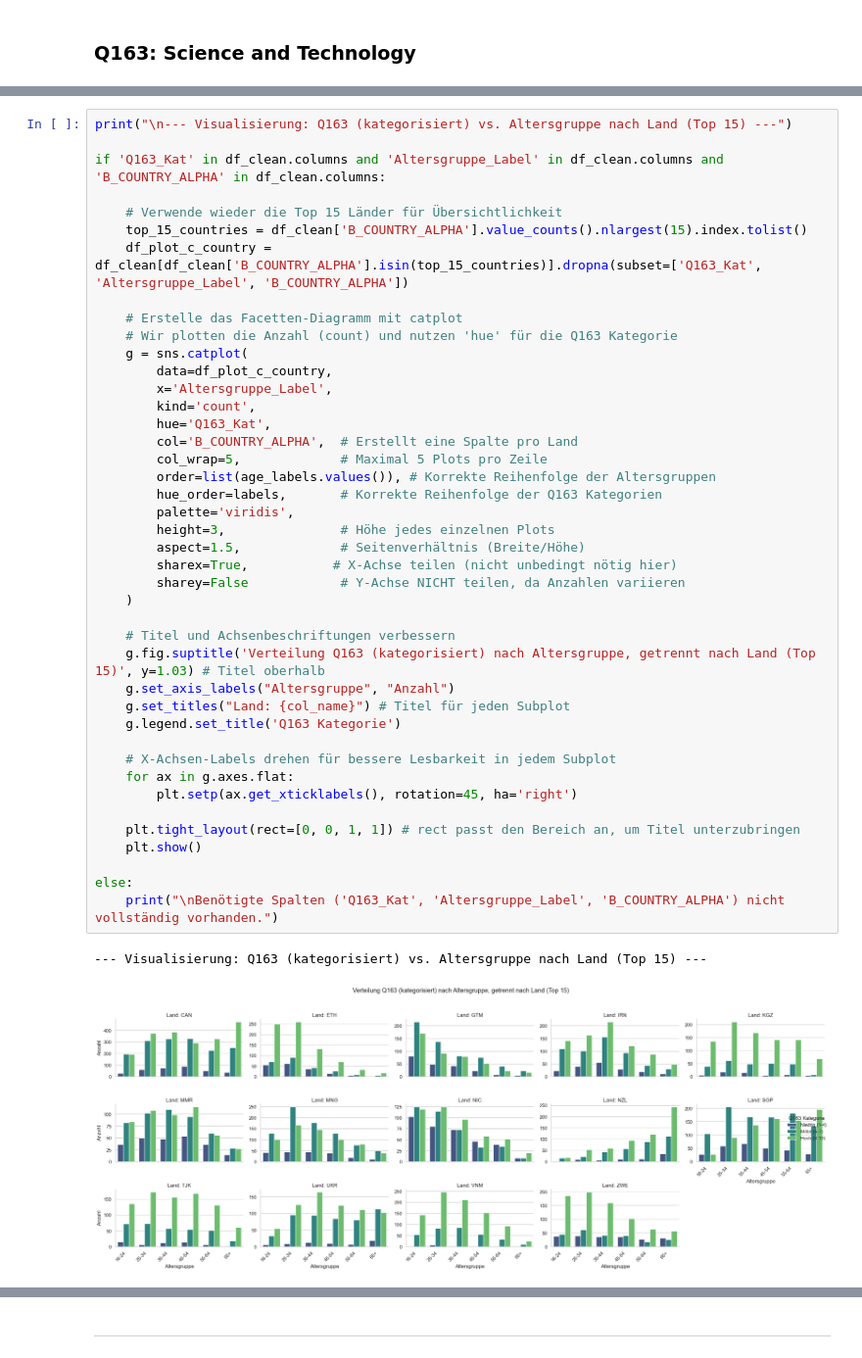
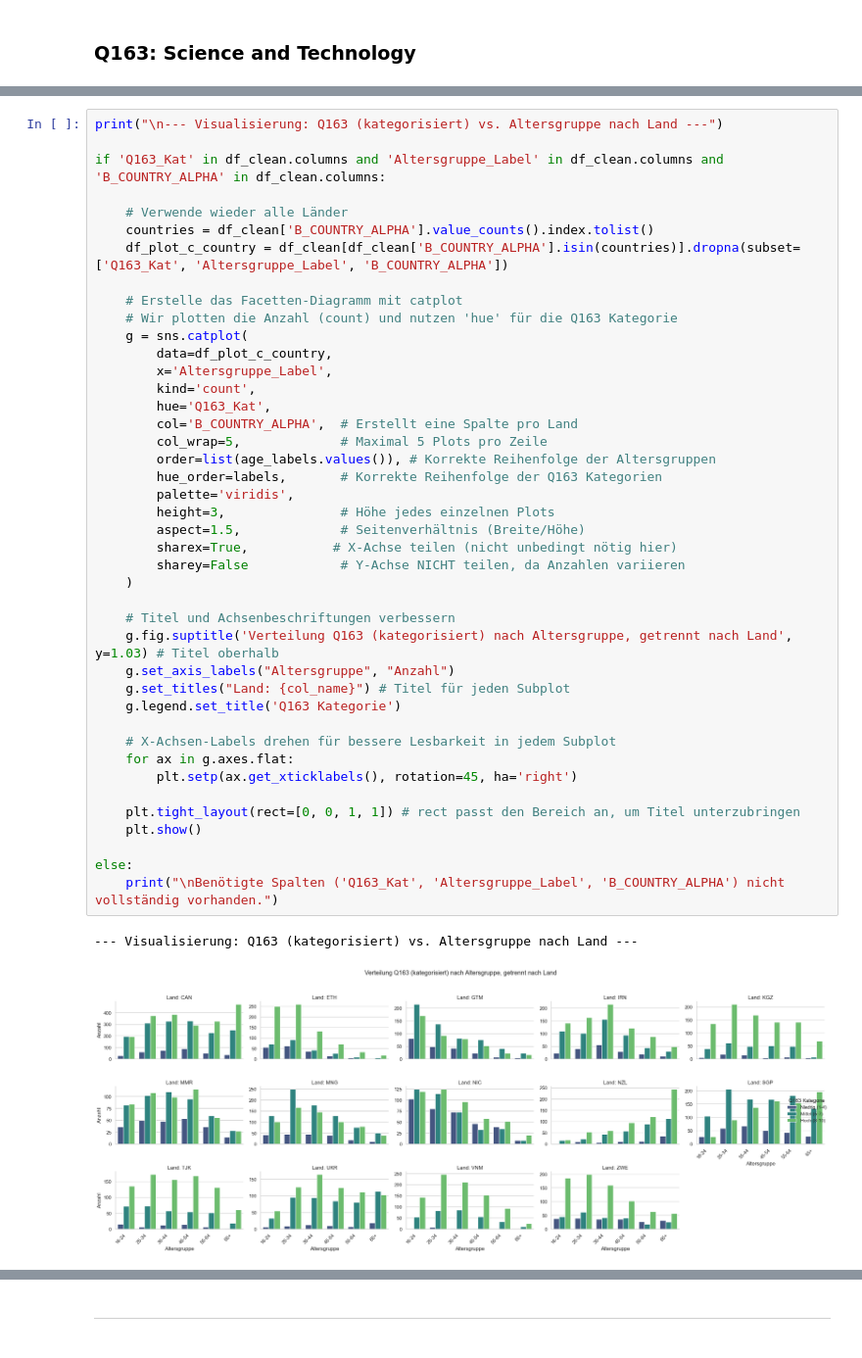
Before and after one commit to TobiasMaissen/cas_statistik_davi, a Jupyter notebook: statistik.ipynb, the cells around one changed output, grey strips where cells are left out. Shown at 98% size. Saved outputs shown, nothing was run; the diff lists cells and outputs as text.

```diff
--- a/statistik.ipynb
+++ b/statistik.ipynb
@@ -1479,11 +1455,11 @@ Zusammenhang zwischen Alter und Antwort auf Q163 (Test c): Es wurde ebenfalls ei
 # %%
-print("\n--- Visualisierung: Q163 (kategorisiert) vs. Altersgruppe nach Land (Top 15) ---")
+print("\n--- Visualisierung: Q163 (kategorisiert) vs. Altersgruppe nach Land ---")
 
 if 'Q163_Kat' in df_clean.columns and 'Altersgruppe_Label' in df_clean.columns and 'B_COUNTRY_ALPHA' in df_clean.columns:
 
-    # Verwende wieder die Top 15 Länder für Übersichtlichkeit
-    top_15_countries = df_clean['B_COUNTRY_ALPHA'].value_counts().nlargest(15).index.tolist()
-    df_plot_c_country = df_clean[df_clean['B_COUNTRY_ALPHA'].isin(top_15_countries)].dropna(subset=['Q163_Kat', 'Altersgruppe_Label', 'B_COUNTRY_ALPHA'])
+    # Verwende wieder alle Länder
+    countries = df_clean['B_COUNTRY_ALPHA'].value_counts().index.tolist()
+    df_plot_c_country = df_clean[df_clean['B_COUNTRY_ALPHA'].isin(countries)].dropna(subset=['Q163_Kat', 'Altersgruppe_Label', 'B_COUNTRY_ALPHA'])
 
     # Erstelle das Facetten-Diagramm mit catplot
     # Wir plotten die Anzahl (count) und nutzen 'hue' für die Q163 Kategorie
@@ -1491,33 +1467,33 @@ if 'Q163_Kat' in df_clean.columns and 'Altersgruppe_Label' in df_clean.columns a
         data=df_plot_c_country,
         x='Altersgruppe_Label',
         kind='count',
         hue='Q163_Kat',
         col='B_COUNTRY_ALPHA',  # Erstellt eine Spalte pro Land
         col_wrap=5,             # Maximal 5 Plots pro Zeile
         order=list(age_labels.values()), # Korrekte Reihenfolge der Altersgruppen
         hue_order=labels,       # Korrekte Reihenfolge der Q163 Kategorien
         palette='viridis',
         height=3,               # Höhe jedes einzelnen Plots
         aspect=1.5,             # Seitenverhältnis (Breite/Höhe)
         sharex=True,           # X-Achse teilen (nicht unbedingt nötig hier)
         sharey=False            # Y-Achse NICHT teilen, da Anzahlen variieren
     )
 
     # Titel und Achsenbeschriftungen verbessern
-    g.fig.suptitle('Verteilung Q163 (kategorisiert) nach Altersgruppe, getrennt nach Land (Top 15)', y=1.03) # Titel oberhalb
+    g.fig.suptitle('Verteilung Q163 (kategorisiert) nach Altersgruppe, getrennt nach Land', y=1.03) # Titel oberhalb
     g.set_axis_labels("Altersgruppe", "Anzahl")
     g.set_titles("Land: {col_name}") # Titel für jeden Subplot
     g.legend.set_title('Q163 Kategorie')
 
     # X-Achsen-Labels drehen für bessere Lesbarkeit in jedem Subplot
     for ax in g.axes.flat:
         plt.setp(ax.get_xticklabels(), rotation=45, ha='right')
 
     plt.tight_layout(rect=[0, 0, 1, 1]) # rect passt den Bereich an, um Titel unterzubringen
     plt.show()
 
 else:
     print("\nBenötigte Spalten ('Q163_Kat', 'Altersgruppe_Label', 'B_COUNTRY_ALPHA') nicht vollständig vorhanden.")
 # %% [output]
---- Visualisierung: Q163 (kategorisiert) vs. Altersgruppe nach Land (Top 15) ---
+--- Visualisierung: Q163 (kategorisiert) vs. Altersgruppe nach Land ---
-[figure, old version]
+[figure, new version]
```
Also changed, not shown: parts of 43 cells of this notebook.
